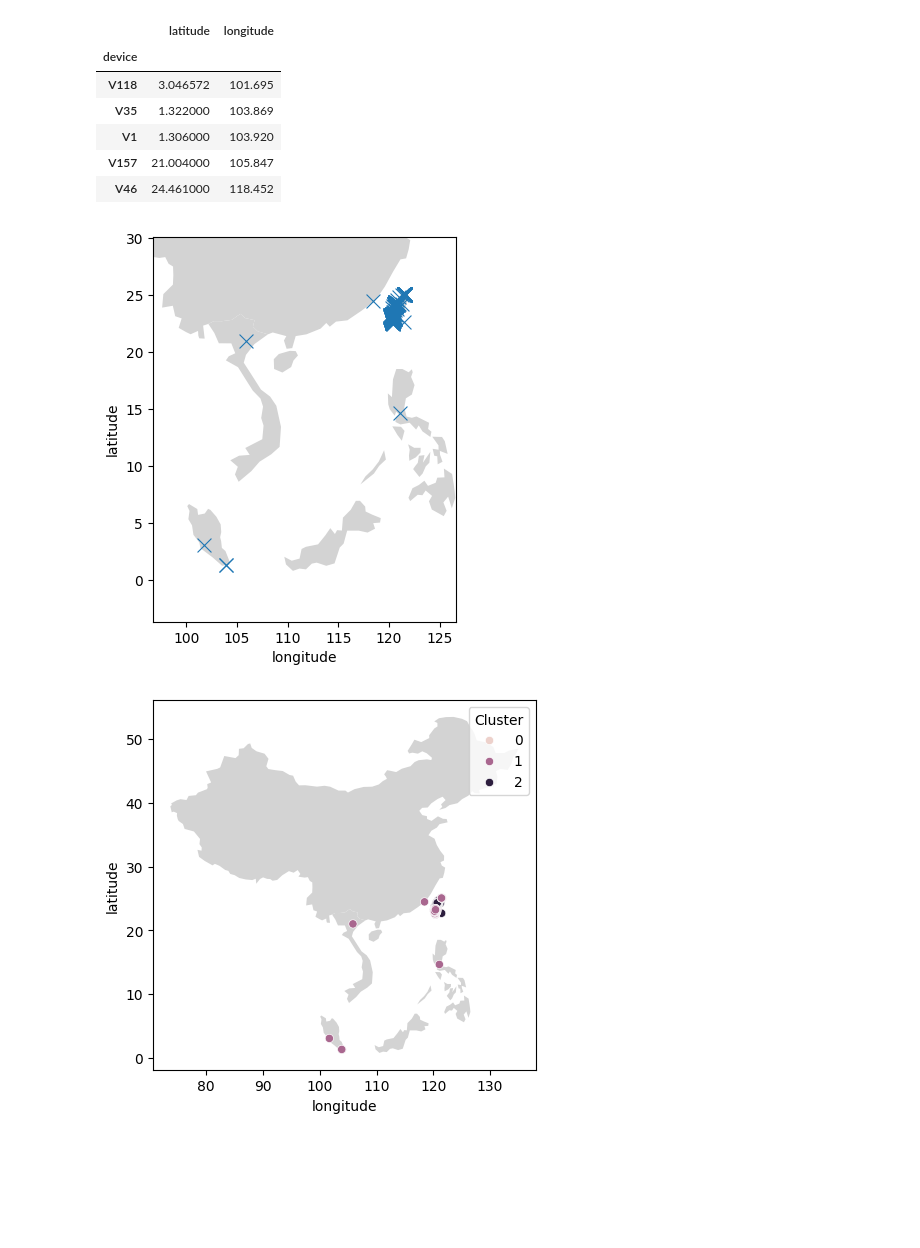
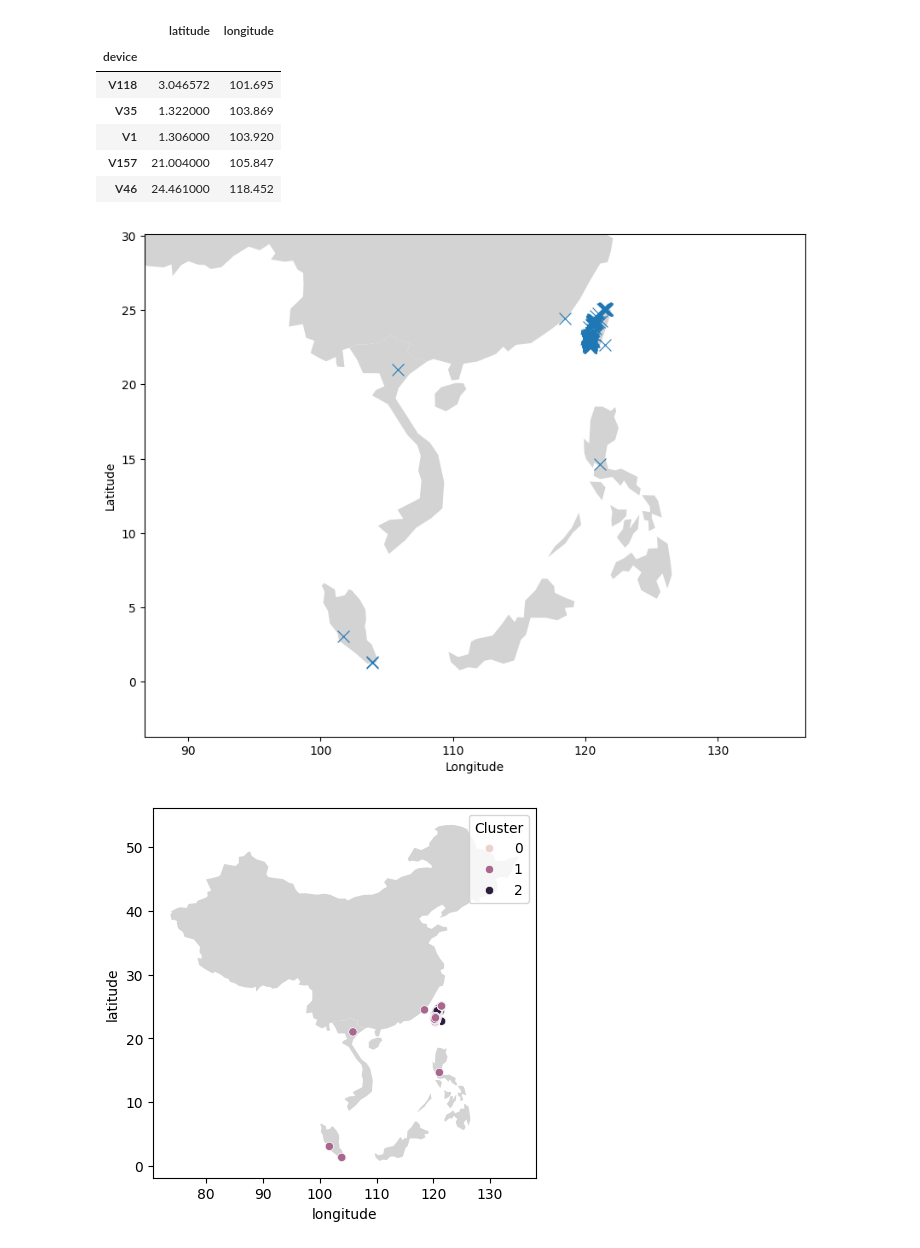
Before and after one commit to Gogonemnem/ensai-assignments, a Jupyter notebook: python_notebooks/explore.ipynb, the cells around one changed output. Saved outputs shown, nothing was run; the diff lists cells and outputs as text; code cells hidden in the pictures; blank space fills up the shorter version.

Commit message:
World map

```diff
--- a/python_notebooks/explore.ipynb
+++ b/python_notebooks/explore.ipynb
@@ -216,17 +216,20 @@ display(locations.sort_values("longitude").head())
 | V157 | 21.004000 | 105.847 |
 | V46 | 24.461000 | 118.452 |
 # %%
-fig, ax = plt.subplots(1, 1, figsize = (50, 5))
+fig, ax = plt.subplots(1, 1, figsize = (10, 10))
 y = countries[countries.apply(lambda row: row.geometry.contains(gpd.points_from_xy(df_clusters["longitude"], df_clusters["latitude"])).any(), axis = 1)]
 y.plot(color="lightgrey", ax = ax)
 # marker is x,
 sns.scatterplot(data = df_clusters, x = "longitude", y = "latitude", s = 100, marker = "x", ax = ax)
 # set xlim, ylim to the min and max of the lat and long
-ax.set_xlim([locations["longitude"].min() - 5, locations["longitude"].max() + 5])
+ax.set_xlim([locations["longitude"].min() - 15, locations["longitude"].max() + 15])
 ax.set_ylim([locations["latitude"].min() - 5, locations["latitude"].max() + 5])
+ax.set_xlabel("Longitude")
+ax.set_ylabel("Latitude")
 fig.show()
+fig.savefig("../out/243_worldmap.png", dpi = 300)
 # %% [output]
-[figure, old version]
+[figure, new version]
 # %%
 #countries[countries["name"] == "Taiwan"].plot(color="lightgrey")
 #countries[countries["continent"] == "Asia"].plot(color="lightgrey")
```
Also changed, not shown: 1 other file.
